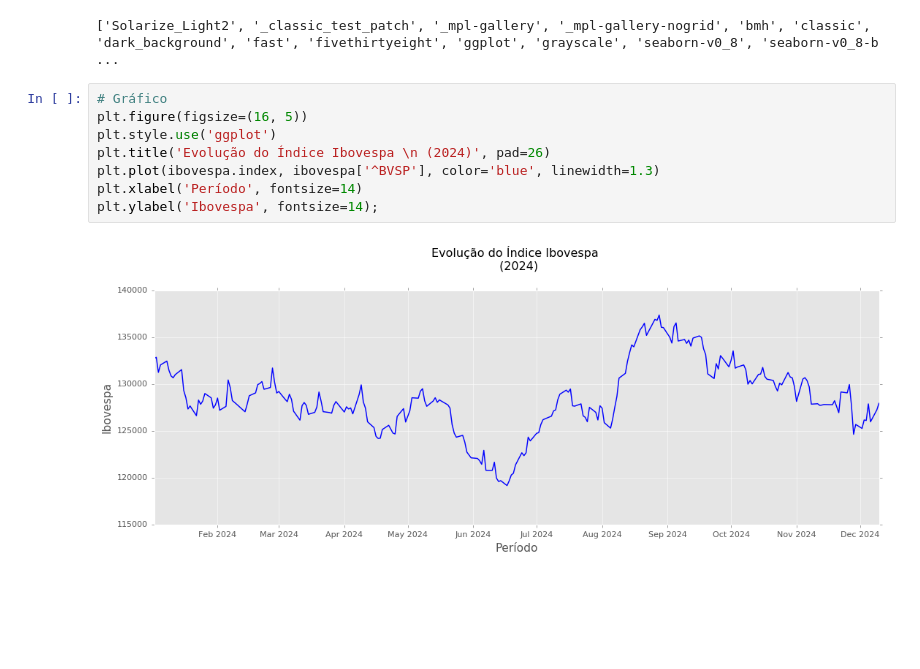
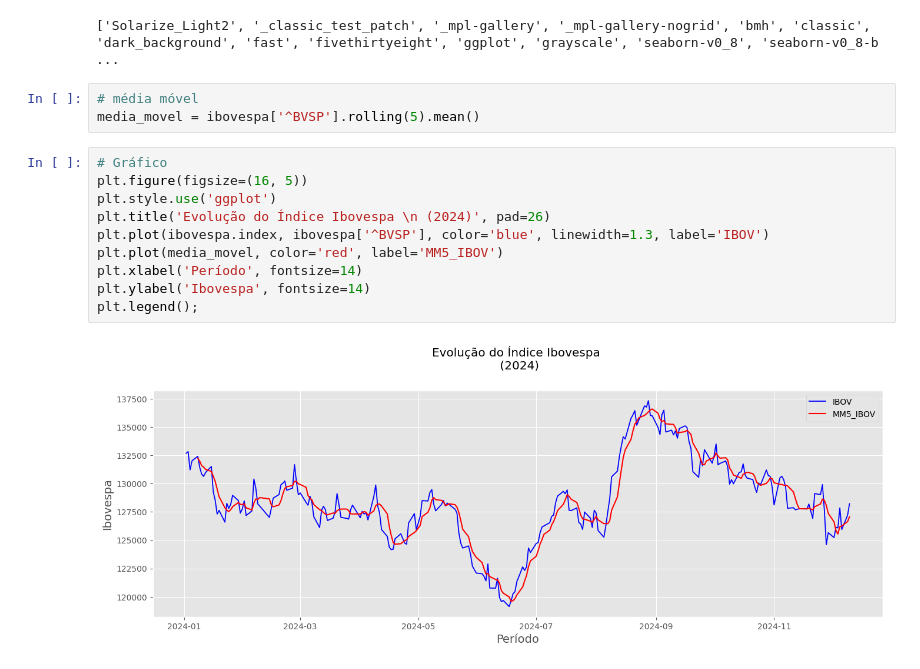
Before and after one commit to edubrumgithub/Analise-Indicadores-Financeiros-Economicos, a Jupyter notebook: main.ipynb, the cells around one changed output. Drawn from its saved outputs; the diff is of its cells as text; blank space fills up the shorter version.

```diff
--- a/main.ipynb
+++ b/main.ipynb
@@ -65,13 +68,18 @@ ibovespa.describe()
 print(plt.style.available)
 # %% [output]
 ['Solarize_Light2', '_classic_test_patch', '_mpl-gallery', '_mpl-gallery-nogrid', 'bmh', 'classic', 'dark_background', 'fast', 'fivethirtyeight', 'ggplot', 'grayscale', 'seaborn-v0_8', 'seaborn-v0_8-b ...
+# %%
+# média móvel
+media_movel = ibovespa['^BVSP'].rolling(5).mean()
 # %%
 # Gráfico
 plt.figure(figsize=(16, 5))
 plt.style.use('ggplot')
 plt.title('Evolução do Índice Ibovespa \n (2024)', pad=26)
-plt.plot(ibovespa.index, ibovespa['^BVSP'], color='blue', linewidth=1.3)
+plt.plot(ibovespa.index, ibovespa['^BVSP'], color='blue', linewidth=1.3, label='IBOV')
+plt.plot(media_movel, color='red', label='MM5_IBOV')
 plt.xlabel('Período', fontsize=14)
-plt.ylabel('Ibovespa', fontsize=14);
+plt.ylabel('Ibovespa', fontsize=14)
+plt.legend();
 # %% [output]
-[figure, old version]
+[figure, new version]
```
Also changed, not shown: parts of 11 cells of this notebook.
